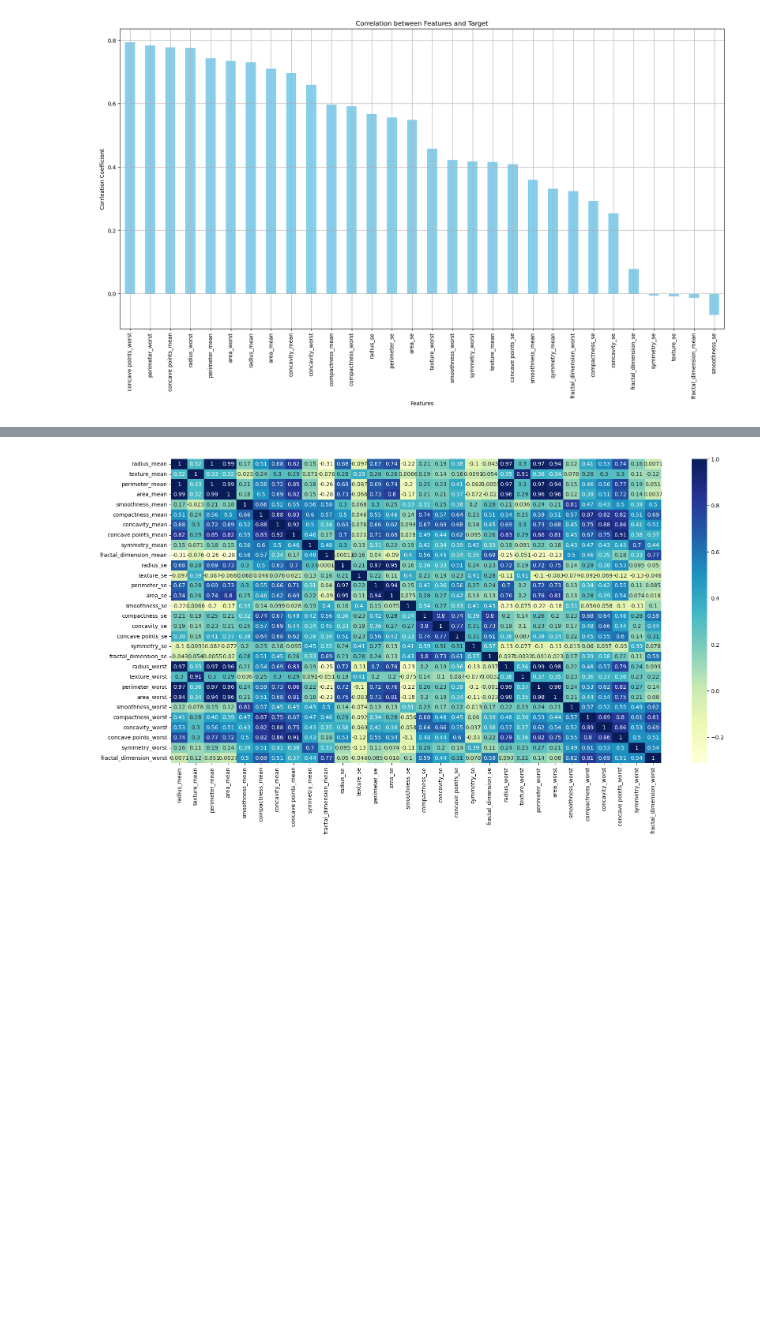
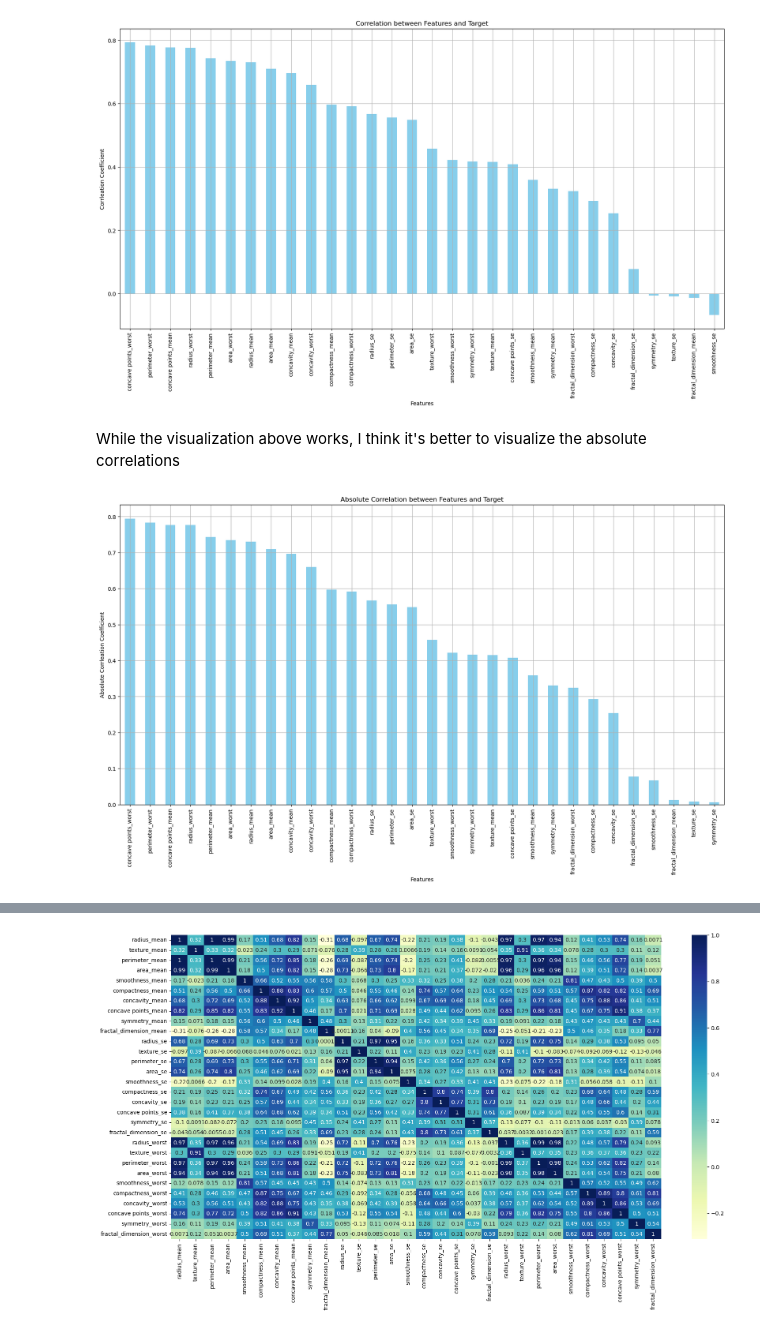
Before and after one commit to isgyane/Breast-Cancer-Detection-ML-Classification, a Jupyter notebook: notebooks/main.ipynb, the cells around one changed output, grey strips where cells are left out. Drawn from its saved outputs; the diff is of its cells as text; code cells hidden in the pictures; blank space fills up the shorter version.

```diff
--- a/notebooks/main.ipynb
+++ b/notebooks/main.ipynb
@@ -262,3 +257,32 @@ ax.set(
 plt.show()
 # %% [output]
 [figure]
+# %% [markdown]
+While the visualization above works, I think it's better to visualize the absolute correlations
+# %%
+# Convert correlation values to absolute figures
+X_corr_y = X_corr_y.abs()
+
+# Sort the absolute correlation values in descending order
+X_corr_y = X_corr_y.sort_values(ascending=False)
+
+# Create figure and axes
+fig, ax = plt.subplots(figsize = (20, 10))
+
+# Create the bar plot
+X_corr_y.plot(
+    kind='bar',
+    color='skyblue',
+    rot=90,
+    grid=True)
+
+# Customize the chart
+ax.set(
+    title = "Absolute Correlation between Features and Target",
+    xlabel = "Features",
+    ylabel = "Absolute Corrleation Coefficient"
+)
+
+plt.show()
+# %% [output]
+[figure, added]
```
Also changed, not shown: parts of 54 cells of this notebook, 2 other files.
